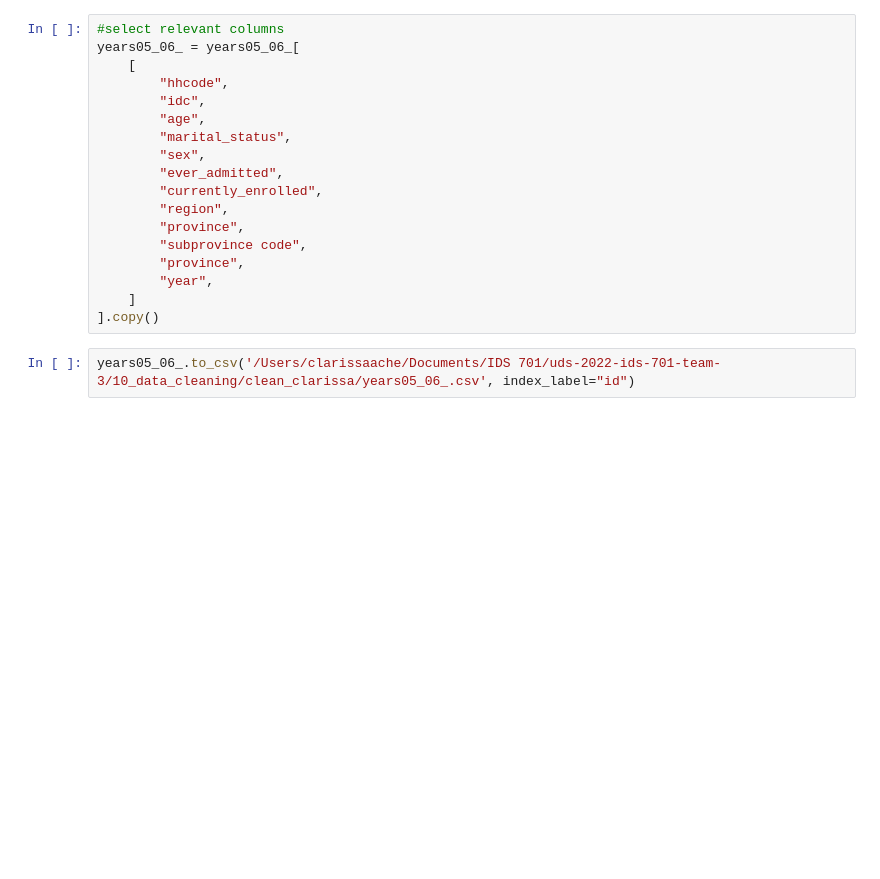
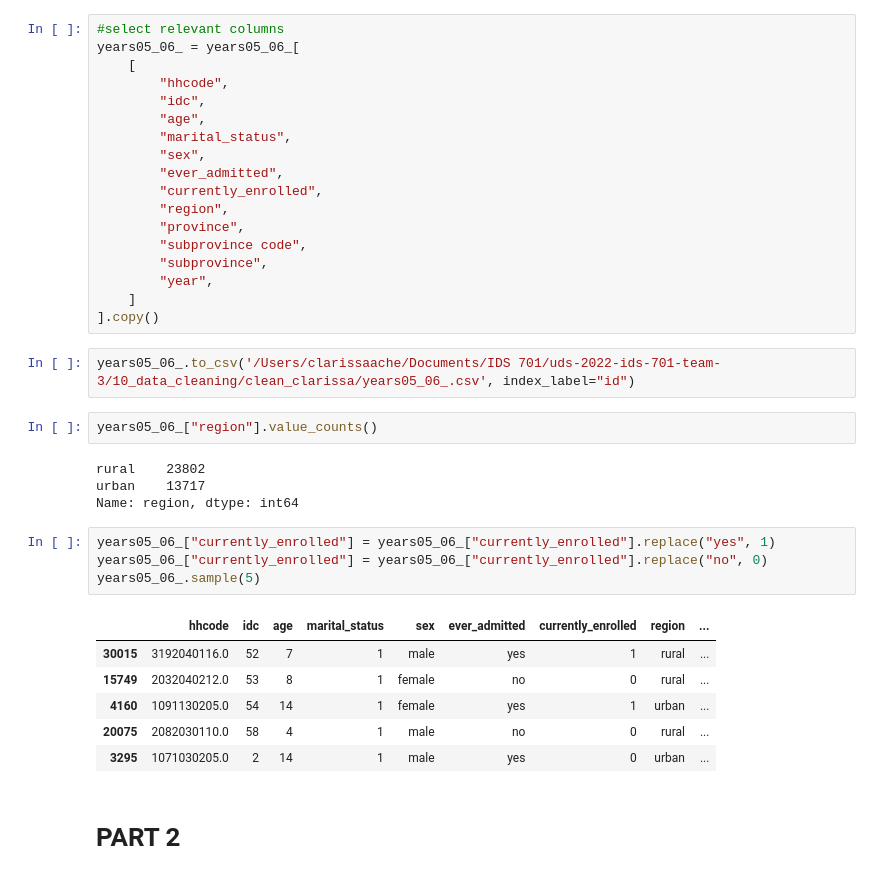
Before and after one commit to preetkhowaja/taliban_impact_pakistan, a Jupyter notebook: 10_data_cleaning/PSLM-0506.ipynb, the cells around one changed output. Saved outputs shown, nothing was run; the diff lists cells and outputs as text; blank space fills up the shorter version.

```diff
--- a/10_data_cleaning/PSLM-0506.ipynb
+++ b/10_data_cleaning/PSLM-0506.ipynb
@@ -176,9 +182,28 @@ years05_06_ = years05_06_[
         "region",
         "province",
         "subprovince code",
-        "province",
+        "subprovince",
         "year",
     ]
 ].copy()
 # %%
 years05_06_.to_csv('/Users/clarissaache/Documents/IDS 701/uds-2022-ids-701-team-3/10_data_cleaning/clean_clarissa/years05_06_.csv', index_label="id")
+# %%
+years05_06_["region"].value_counts()
+# %% [output]
+rural    23802
+urban    13717
+Name: region, dtype: int64
+# %%
+years05_06_["currently_enrolled"] = years05_06_["currently_enrolled"].replace("yes", 1)
+years05_06_["currently_enrolled"] = years05_06_["currently_enrolled"].replace("no", 0)
+years05_06_.sample(5)
+# %% [output]
+|  | hhcode | idc | age | marital_status | sex | ever_admitted | currently_enrolled | region | ... |
+| 30015 | 3192040116.0 | 52 | 7 | 1 | male | yes | 1 | rural | ... |
+| 15749 | 2032040212.0 | 53 | 8 | 1 | female | no | 0 | rural | ... |
+| 4160 | 1091130205.0 | 54 | 14 | 1 | female | yes | 1 | urban | ... |
+| 20075 | 2082030110.0 | 58 | 4 | 1 | male | no | 0 | rural | ... |
+| 3295 | 1071030205.0 | 2 | 14 | 1 | male | yes | 0 | urban | ... |
+# %% [markdown]
+# PART 2
```
Also changed, not shown: parts of 9 cells of this notebook, 9 other files.
